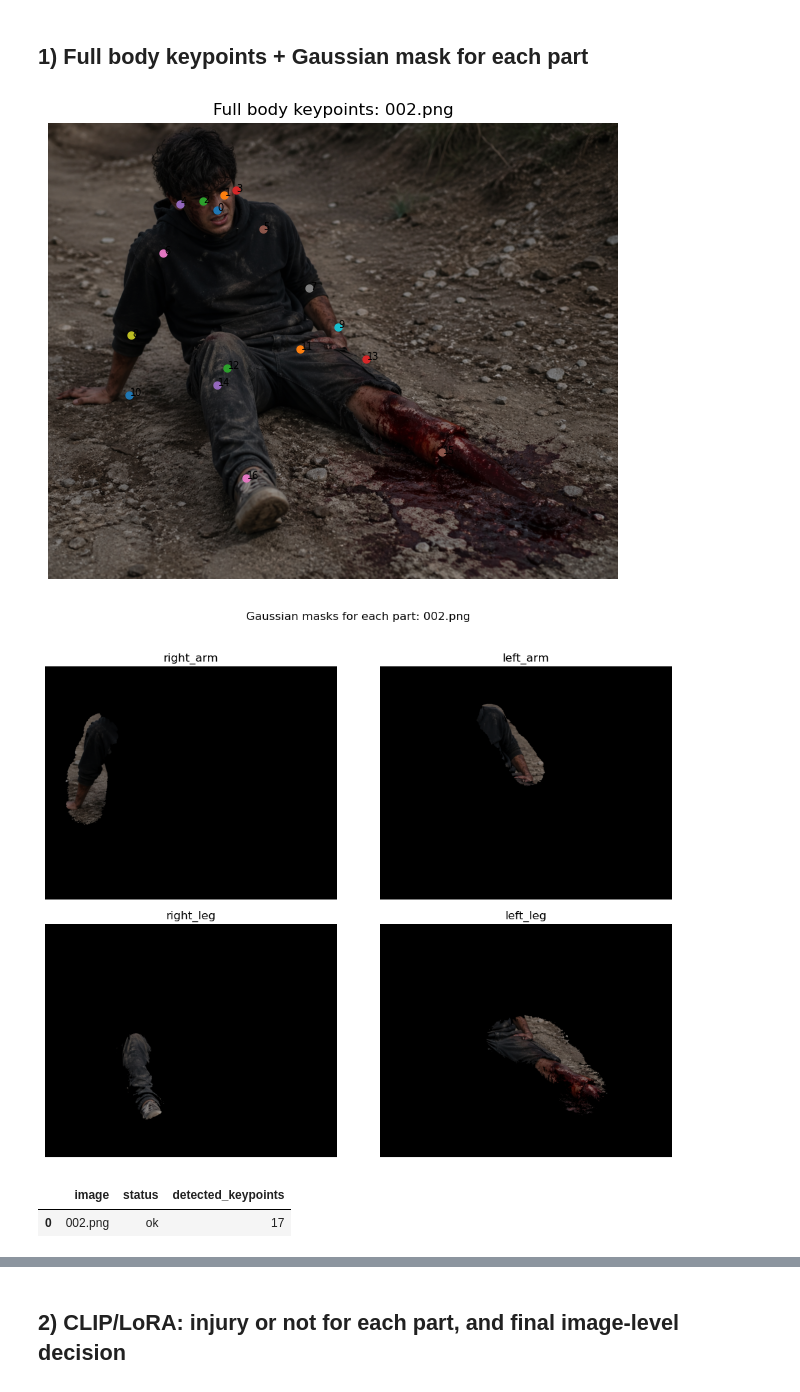
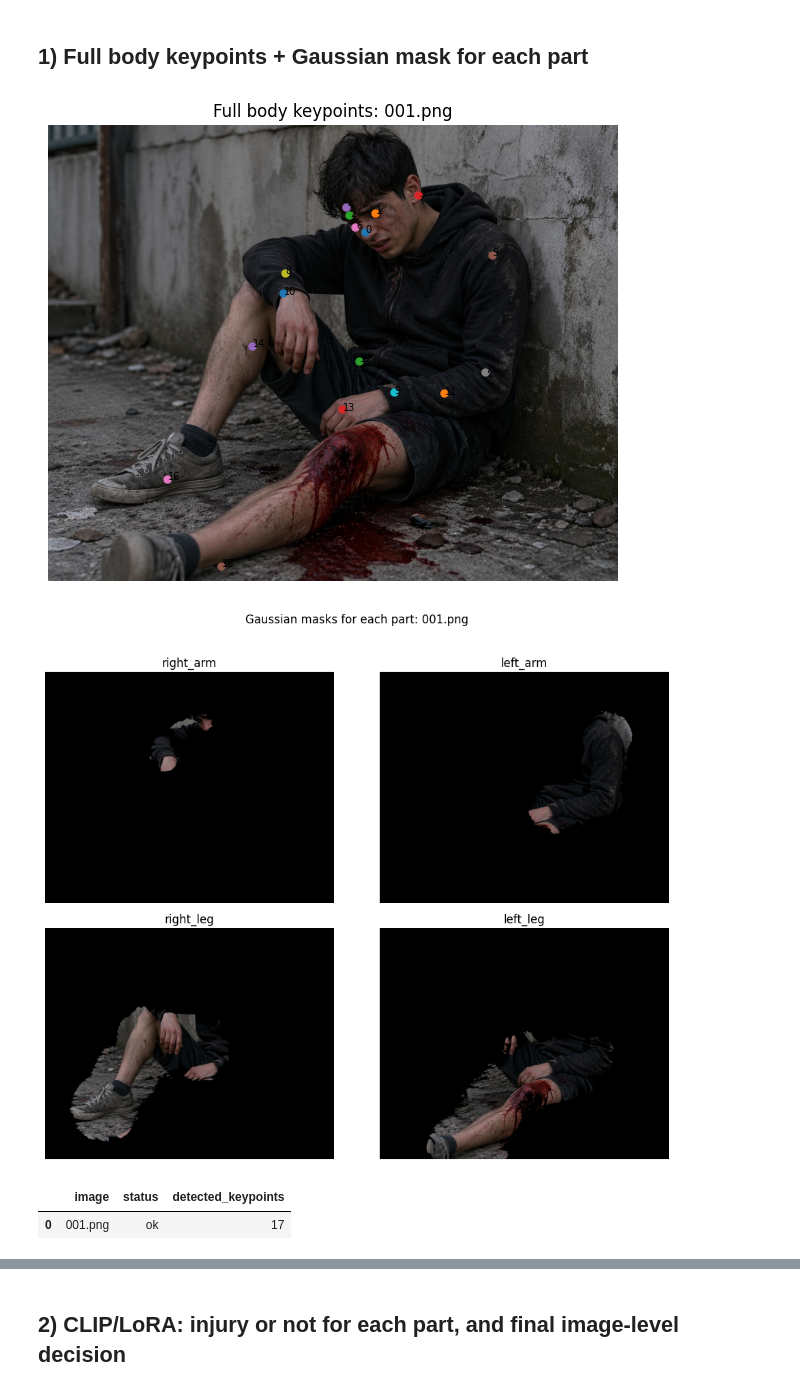
Before and after one commit to Kush2210/CLIP-LoRA-Pose2Injury, a Jupyter notebook: cv_project_usage.ipynb, the cells around one changed output, grey strips where cells are left out. Cells and saved outputs as stored; diff of their text form; code cells hidden in the pictures.

```diff
--- a/cv_project_usage.ipynb
+++ b/cv_project_usage.ipynb
@@ -83,7 +76,7 @@ BODY_PARTS = {
     "left_leg": [11, 13, 15],
 }
 
-image_paths = [TESTING_DIR / "002.png"]
+image_paths = [TESTING_DIR / "001.png"]
 if not image_paths[0].exists():
     raise RuntimeError(f"Missing target image: {image_paths[0]}")
 
@@ -136,36 +129,36 @@ for img_path in image_paths:
         sigmas = [calculate_sigma(points[i], points[i + 1]) for i in range(len(points) - 1)]
         splatted = apply_gaussian_splatting_image(image_bgr, points, sigmas)
         mask = cv2.inRange(splatted, np.array([1, 1, 1]), np.array([255, 255, 255]))
         masked = cv2.bitwise_and(image_bgr, image_bgr, mask=mask)
 
-        out_path = PART_MASK_DIR / f"{img_path.stem}_{part_name}.jpg"
+        out_path = PART_MASK_DIR / f"{img_path.stem}_{part_name}_gaussian_mask.png"
         cv2.imwrite(str(out_path), masked)
 
         axes[ax_idx].imshow(cv2.cvtColor(masked, cv2.COLOR_BGR2RGB))
         axes[ax_idx].set_title(f"{part_name}")
         axes[ax_idx].axis("off")
 
         part_rows.append(
             {
                 "image": img_path.name,
                 "part": part_name,
                 "mask_path": str(out_path),
                 "sigma_1": round(float(sigmas[0]), 3),
                 "sigma_2": round(float(sigmas[1]), 3),
             }
         )
 
     plt.suptitle(f"Gaussian masks for each part: {img_path.name}", y=1.02)
     plt.tight_layout()
     plt.show()
 
 pose_df = pd.DataFrame(pose_rows)
 part_df = pd.DataFrame(part_rows)
 display(pose_df)
 display(part_df.head(20))
 # %% [output]
-[figure, old version]
+[figure, new version]
-[figure, old version]
+[figure, new version]
 |  | image | status | detected_keypoints |
-| 0 | 002.png | ok | 17 |
+| 0 | 001.png | ok | 17 |
 |  | image | part | mask_path | sigma_1 | sigma_2 |
```
Also changed, not shown: parts of 6 cells of this notebook, 16 other files.
